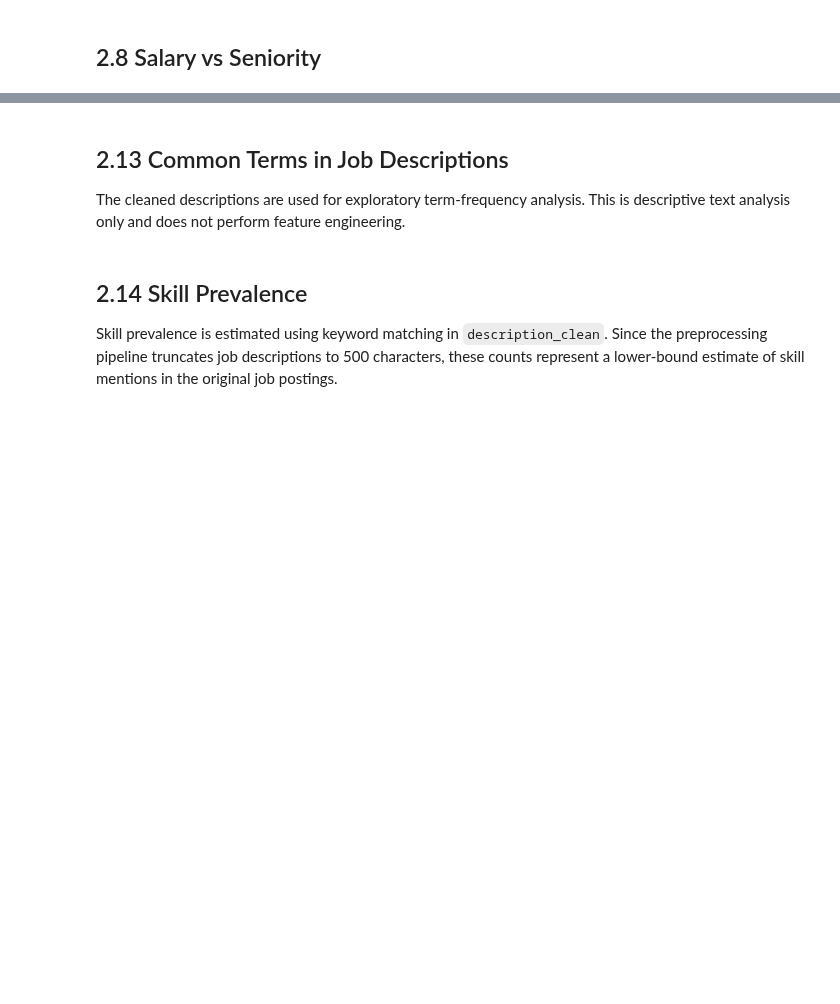
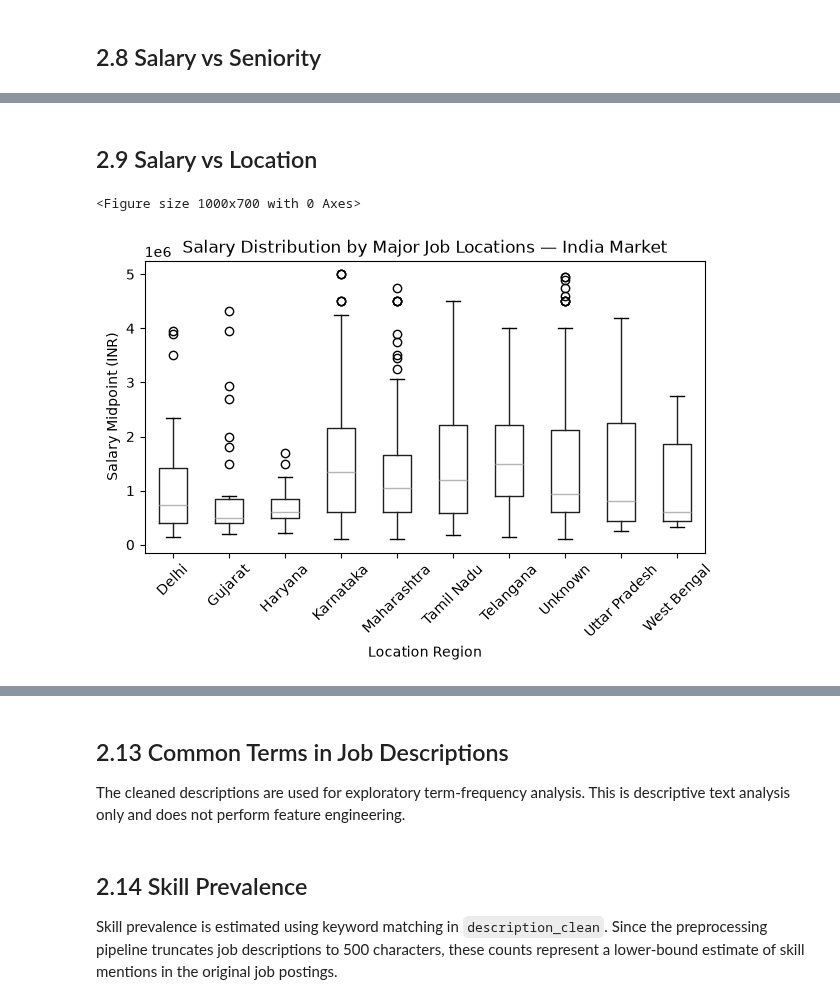
Before and after one commit to anusanth26/Career-Market-Intelligence, a Jupyter notebook: notebooks/career_market_intelligence.ipynb, the cells around one changed output, grey strips where cells are left out. Cells and saved outputs as stored; diff of their text form; code cells hidden in the pictures; blank space fills up the shorter version.

```diff
--- a/notebooks/career_market_intelligence.ipynb
+++ b/notebooks/career_market_intelligence.ipynb
@@ -633,34 +675,39 @@ plt.show()
+# %% [markdown]
+## 2.9 Salary vs Location
 # %%
 top_salary_regions = (
     salary_df["location_region"]
     .value_counts()
     .head(10)
     .index
 )
 
 region_salary_df = salary_df[
     salary_df["location_region"].isin(top_salary_regions)
 ]
 
 plt.figure(figsize=(10, 7))
 
 region_salary_df.boxplot(
     column="salary_mid",
     by="location_region",
     grid=False,
     rot=45
 )
 
-plt.title("Salary Distribution by Major Job Locations")
+plt.title("Salary Distribution by Major Job Locations — India Market")
 plt.suptitle("")
 plt.xlabel("Location Region")
 plt.ylabel("Salary Midpoint (INR)")
 plt.tight_layout()
 
 plt.savefig(
     f"{EDA_DIR}/11_salary_by_location.png",
     dpi=300,
     bbox_inches="tight"
 )
 
 plt.show()
+# %% [output]
+<Figure size 1000x700 with 0 Axes>
+[figure, added]
```
Also changed, not shown: parts of 17 cells of this notebook, 10 other files.
